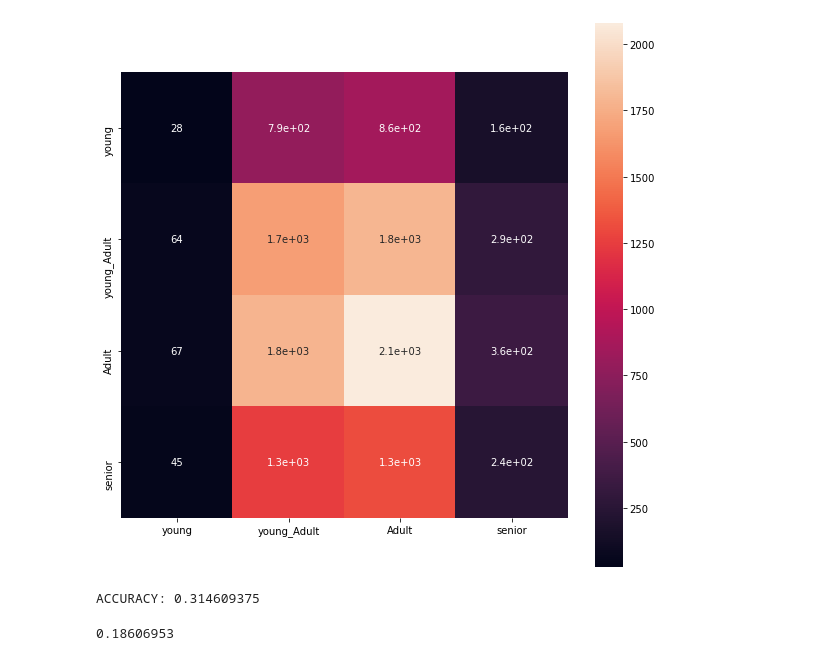
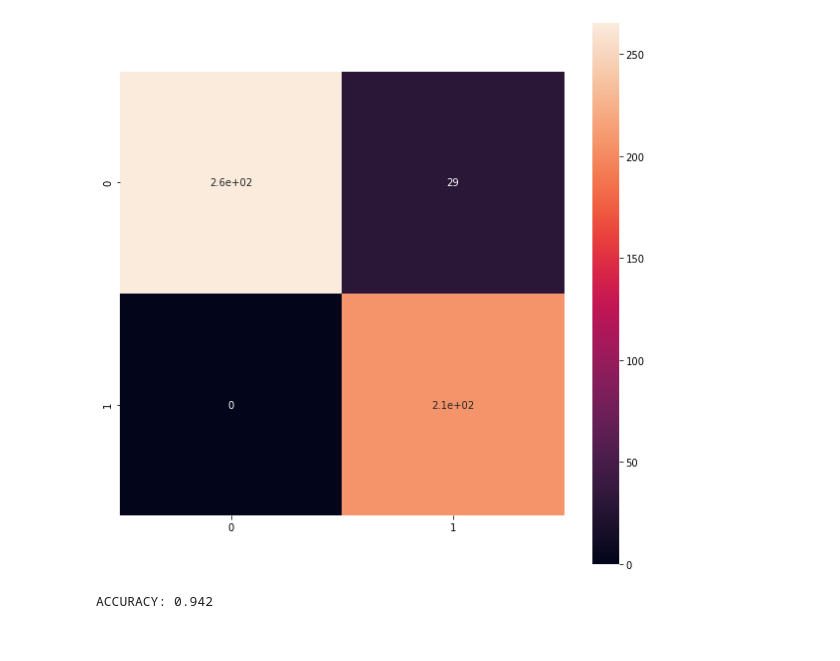
Before and after one commit to Stsh4lson/speech-to-age-gender, a Jupyter notebook: model_testing.ipynb, the cells around one changed output. Drawn from its saved outputs; the diff is of its cells as text; code cells hidden in the pictures.

Commit message:
two models working separatly

```diff
--- a/model_testing.ipynb
+++ b/model_testing.ipynb
@@ -202,7 +324,7 @@ log_dir = log_dir=os.path.join('logs', str(NAME))
 callbacks = [tf.keras.callbacks.TensorBoard(log_dir),
              tf.keras.callbacks.ModelCheckpoint(filepath=os.path.join('saved_models', 'checkpoints','{}.h5'.format(NAME)),
                                                 monitor='val_loss', verbose=1, save_best_only=True, mode='auto'),
-             tf.keras.callbacks.EarlyStopping(monitor='val_loss', patience=10)]
+             tf.keras.callbacks.EarlyStopping(monitor='val_loss', patience=6)]
 with tf.device('/device:GPU:0'):
     model.fit(
         dataset_train,
@@ -232,2 +356,2 @@ Epoch 00005: val_loss improved from 0.02497 to 0.02134, saving model to saved_mo
 # %%
-model = tf.keras.models.load_model('saved_models\checkpoints\model_log12_01_2020_04_58.h5')
+# model = tf.keras.models.load_model('saved_models\checkpoints\model_log12_10_2020_03_33.h5')
@@ -234,30 +397,38 @@ model = tf.keras.models.load_model('saved_models\checkpoints\model_log12_01_2020
 # %%
+dataset_test = read_TFRecord(x_size_dict, y_size_dict, 2, os.path.join('data', 'tf_record', 'data_train.tfrecord'))
+def preprocess_dataset(dataset, batch_size):
+    dataset = dataset.map(delete_y2)
+    dataset = dataset.map(to_rgb)
+    dataset = dataset.map(rescale_image)
+    dataset = dataset.map(to_classes)
+    dataset = dataset.batch(batch_size)
+    return dataset
+
+dataset_test = preprocess_dataset(dataset_test, 1)
 tru_y = []
-for x, y in dataset_train.take(200):
-    tru_y.append(y)
-
-pred_y = model.predict(dataset_train.take(200))
-testing_dataframe = pd.DataFrame({'tru':np.array(tru_y).ravel(), 'pred':pred_y.ravel()})
+for x, y in dataset_test.take(500):
+    tru_y.append(y.numpy()[0])
+pred_y = model.predict(dataset_test.take(500))
+b = np.zeros_like(pred_y)
+b[np.arange(len(pred_y)), pred_y.argmax(1)] = 1
+testing_dataframe = pd.DataFrame({'tru':np.array(tru_y).argmax(1), 'pred':b.argmax(1)})
 testing_dataframe['error'] = np.abs(testing_dataframe['tru'] - testing_dataframe['pred'])
 
-bins = [0, 0.2, 0.4, 0.6, 1]
-labels = ['young', 'young_Adult', 'Adult', 'senior']
-testing_dataframe['tru'] = pd.cut(testing_dataframe['tru'], bins=bins, labels=labels)
-testing_dataframe['pred'] = pd.cut(testing_dataframe['pred'], bins=bins, labels=labels)
-testing_dataframe = testing_dataframe.dropna()
+# bins = [0, 0.2, 0.4, 0.6, 1]
+# labels = ['young', 'young_Adult', 'Adult', 'senior']
+# testing_dataframe['tru'] = pd.cut(testing_dataframe['tru'], bins=bins, labels=labels)
+# testing_dataframe['pred'] = pd.cut(testing_dataframe['pred'], bins=bins, labels=labels)
+# testing_dataframe = testing_dataframe.dropna()
 
+labels = [0, 1]
 from sklearn.metrics import confusion_matrix
-cm = confusion_matrix(testing_dataframe.tru, testing_dataframe.pred, labels)
+cm = confusion_matrix(testing_dataframe.tru, testing_dataframe.pred)
 fig, ax = plt.subplots(figsize=(10, 10))
 sns.heatmap(cm, annot=True, square=True, xticklabels=labels, yticklabels=labels, ax=ax)
 plt.show()
 
 from sklearn.metrics import accuracy_score
 print('ACCURACY:', accuracy_score(testing_dataframe.tru, testing_dataframe.pred, normalize=True))
 # %% [output]
-[figure, old version]
+[figure, new version]
-ACCURACY: 0.314609375
+ACCURACY: 0.942
-# %%
-np.mean(testing_dataframe['error'])
-# %% [output]
-0.18606953
```
Also changed, not shown: parts of 21 cells of this notebook, 7 other files.
